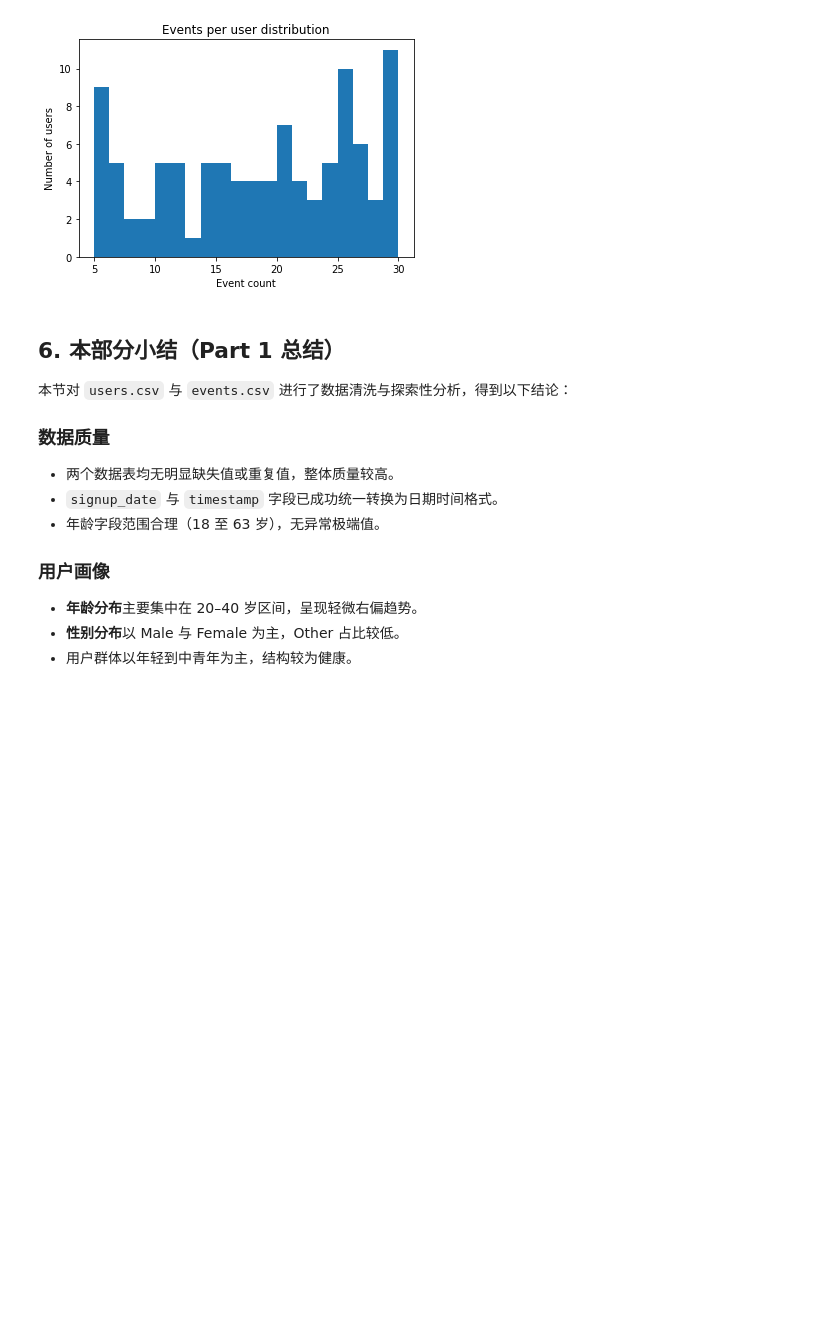
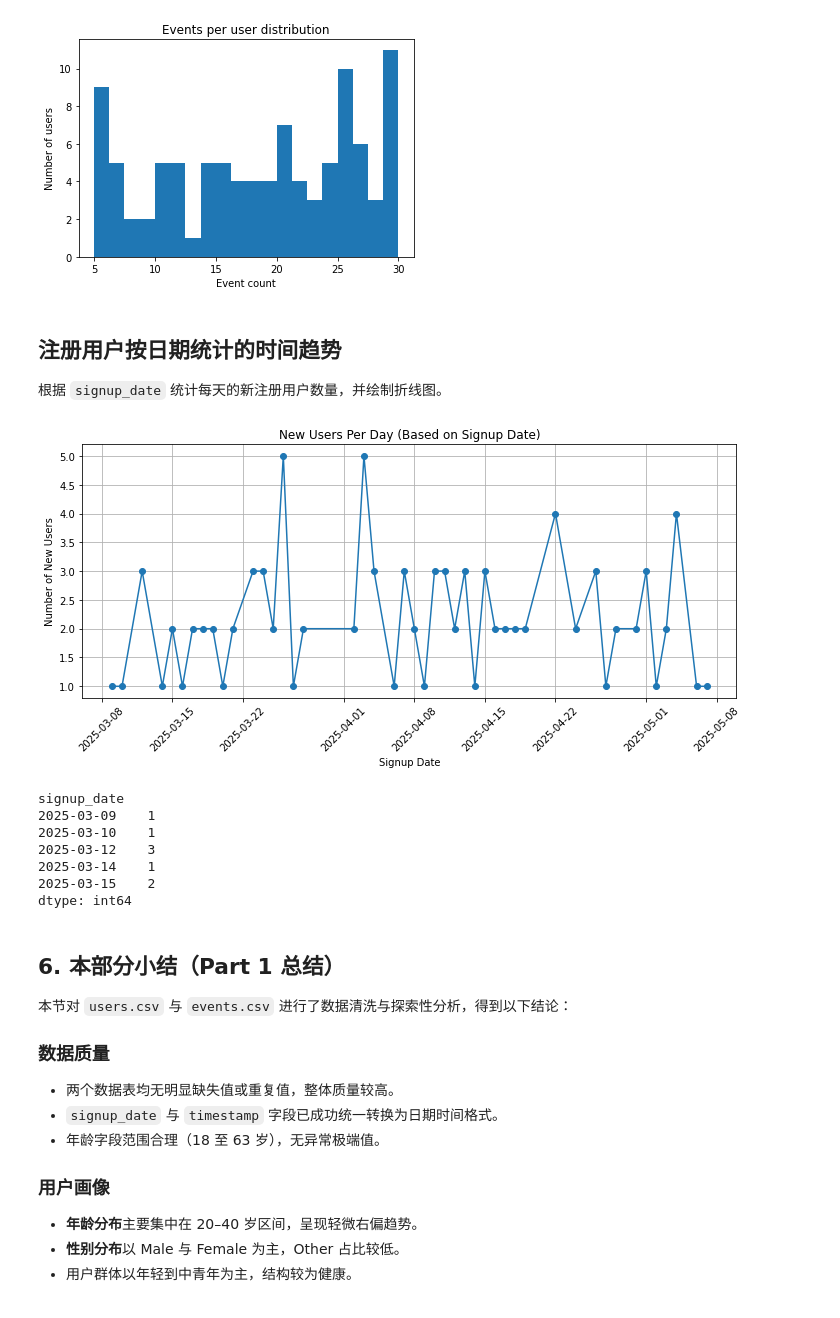
Before and after one commit to li2631026381-alt/data_science_assignment, a Jupyter notebook: data_science_assignment/analysis/part1_cleaning_exploration.ipynb, the cells around one changed output. Cells and saved outputs as stored; diff of their text form; code cells hidden in the pictures; blank space fills up the shorter version.

```diff
--- a/data_science_assignment/analysis/part1_cleaning_exploration.ipynb
+++ b/data_science_assignment/analysis/part1_cleaning_exploration.ipynb
@@ -186,6 +186,34 @@ min        5.000000
 max       30.000000
 dtype: float64
 [figure]
+# %% [markdown]
+## 注册用户按日期统计的时间趋势
+
+根据 `signup_date` 统计每天的新注册用户数量，并绘制折线图。
+# %%
+# 按 signup_date 统计每天的新注册用户数量
+users_per_day = users.groupby(users['signup_date'].dt.date).size()
+
+plt.figure(figsize=(10, 5))
+users_per_day.plot(kind='line', marker='o')
+plt.title("New Users Per Day (Based on Signup Date)")
+plt.xlabel("Signup Date")
+plt.ylabel("Number of New Users")
+plt.xticks(rotation=45)
+plt.grid(True)
+plt.tight_layout()
+plt.show()
+
+users_per_day.head()
+# %% [output]
+[figure, added]
+signup_date
+2025-03-09    1
+2025-03-10    1
+2025-03-12    3
+2025-03-14    1
+2025-03-15    2
+dtype: int64
 # %% [markdown]
 ## 6. 本部分小结（Part 1 总结）
 
```
Also changed, not shown: 3 other files.
